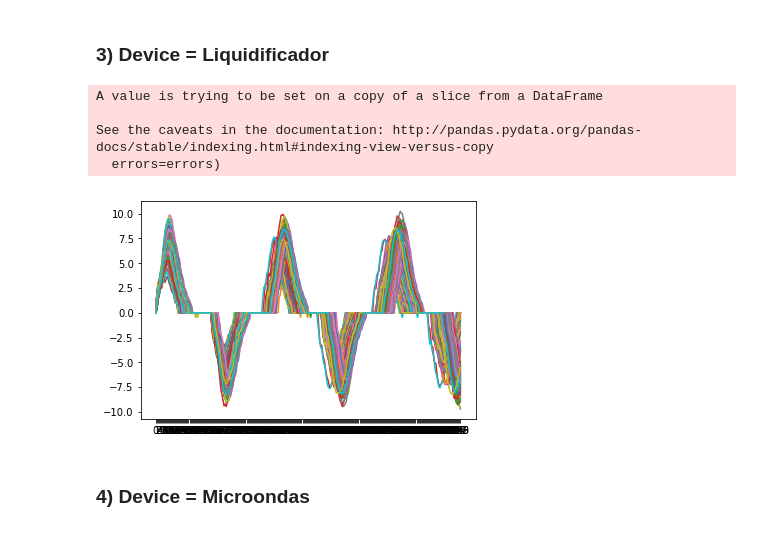
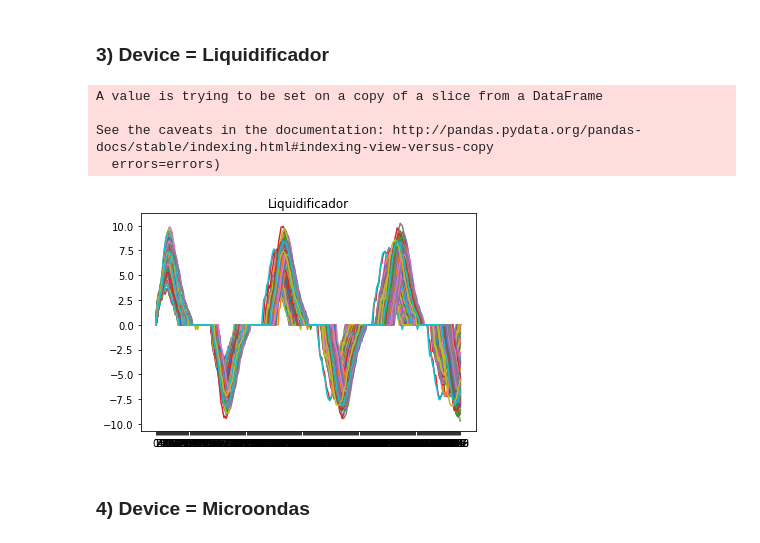
Before and after one commit to jpdol/ElectricCurrentRecognition, a Jupyter notebook: MachineLearningModels/Análise do Dataset.ipynb, the cells around one changed output. Saved outputs shown, nothing was run; the diff lists cells and outputs as text; code cells hidden in the pictures.

```diff
--- a/MachineLearningModels/Análise do Dataset.ipynb
+++ b/MachineLearningModels/Análise do Dataset.ipynb
@@ -38,10 +38,13 @@ Liquidificador           200
 # %% [markdown]
 ### 1) Device = Notebook
 # %%
-conjunto_notebook = dataset[dataset['Device']=='Notebook']
-conjunto_notebook.drop(['Device'], axis=1, inplace=True)
-for i in range(len(conjunto_notebook)):
-    plt.plot(conjunto_notebook.loc[i])
+#Corrente Notebook
+Notebook = dataset[dataset['Device']=='Notebook']
+Notebook.drop(['Device'], axis=1, inplace=True)
+for i in range(len(dataset)):
+    if dataset['Device'].loc[i] == 'Notebook':
+        plt.plot(Notebook.loc[i])
+plt.title('Notebook')
 plt.show()
 # %% [output]
 A value is trying to be set on a copy of a slice from a DataFrame
@@ -52,10 +55,13 @@ See the caveats in the documentation: http://pandas.pydata.org/pandas-docs/stabl
 # %% [markdown]
 ### 2) Device = Ventilador
 # %%
-conjunto_ventilador = dataset[dataset['Device']=='Ventilador']
-conjunto_ventilador.drop(['Device'], axis=1, inplace=True)
-for i in range(len(conjunto_ventilador)):
-    plt.plot(conjunto_ventilador.loc[i+len(conjunto_notebook)])
+#Corrente Ventilador
+Ventilador = dataset[dataset['Device']=='Ventilador']
+Ventilador.drop(['Device'], axis=1, inplace=True)
+for i in range(len(dataset)):
+    if dataset['Device'].loc[i] == 'Ventilador':
+        plt.plot(Ventilador.loc[i])
+plt.title('Ventilador')
 plt.show()
 # %% [output]
 A value is trying to be set on a copy of a slice from a DataFrame
@@ -66,17 +72,20 @@ See the caveats in the documentation: http://pandas.pydata.org/pandas-docs/stabl
 # %% [markdown]
 ### 3) Device = Liquidificador
 # %%
-conjunto_liquidificador = dataset[dataset['Device']=='Liquidificador']
-conjunto_liquidificador.drop(['Device'], axis=1, inplace=True)
-for i in range(len(conjunto_liquidificador)):
-    plt.plot(conjunto_liquidificador.loc[i+len(conjunto_notebook)+len(conjunto_ventilador)])
+#Corrente Liquidificador
+Liquidificador = dataset[dataset['Device']=='Liquidificador']
+Liquidificador.drop(['Device'], axis=1, inplace=True)
+for i in range(len(dataset)):
+    if dataset['Device'].loc[i] == 'Liquidificador':
+        plt.plot(Liquidificador.loc[i])
+plt.title('Liquidificador')
 plt.show()
 # %% [output]
 A value is trying to be set on a copy of a slice from a DataFrame
 
 See the caveats in the documentation: http://pandas.pydata.org/pandas-docs/stable/indexing.html#indexing-view-versus-copy
   errors=errors)
-[figure, old version]
+[figure, new version]
 # %% [markdown]
 ### 4) Device = Microondas
 # %%
```
Also changed, not shown: parts of 2 cells of this notebook, 1 other file.
